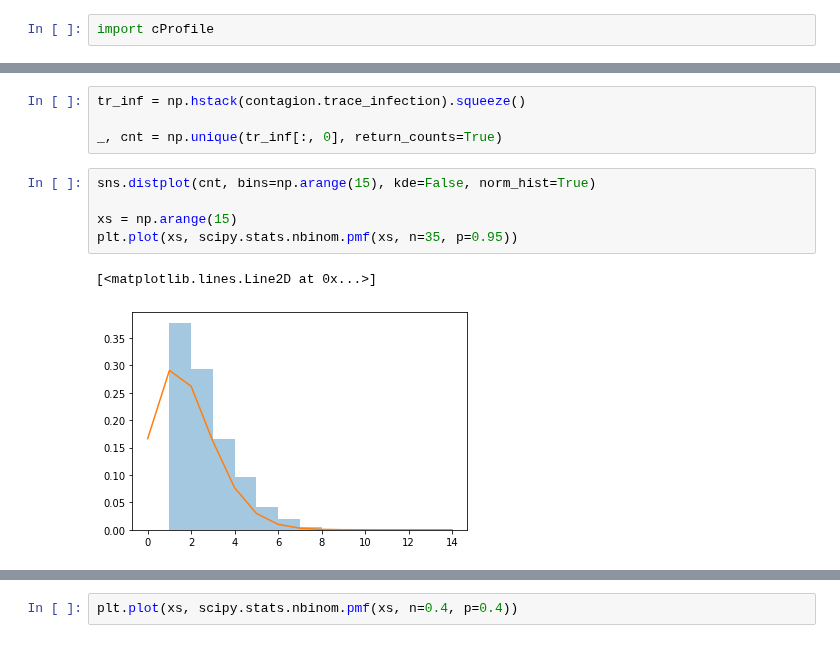
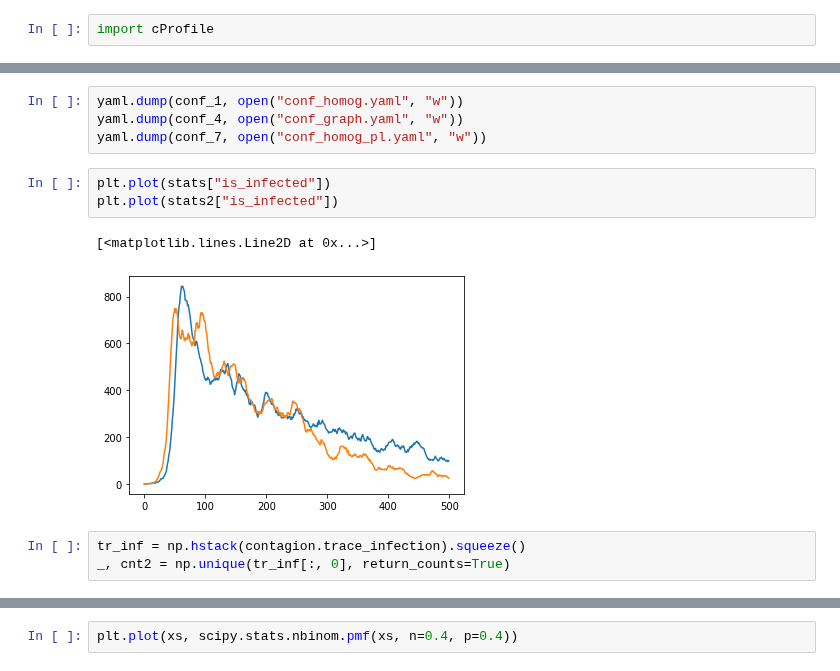
Before and after one commit to chrhck/contagion, a Jupyter notebook: examples/social_graph_for_cpp_params.ipynb, the cells around one changed output, grey strips where cells are left out. Cells and saved outputs as stored; diff of their text form.

```diff
--- a/examples/social_graph_for_cpp_params.ipynb
+++ b/examples/social_graph_for_cpp_params.ipynb
@@ -441,12 +485,13 @@ stats = pd.DataFrame(contagion.statistics)
+# %%
+yaml.dump(conf_1, open("conf_homog.yaml", "w"))
+yaml.dump(conf_4, open("conf_graph.yaml", "w"))
+yaml.dump(conf_7, open("conf_homog_pl.yaml", "w"))
+# %%
+plt.plot(stats["is_infected"])
+plt.plot(stats2["is_infected"])
+# %% [output]
+[<matplotlib.lines.Line2D at 0x...>]
+[figure, added]
 # %%
 tr_inf = np.hstack(contagion.trace_infection).squeeze()
-
-_, cnt = np.unique(tr_inf[:, 0], return_counts=True)
+_, cnt2 = np.unique(tr_inf[:, 0], return_counts=True)
-# %%
-sns.distplot(cnt, bins=np.arange(15), kde=False, norm_hist=True)
-
-xs = np.arange(15)
-plt.plot(xs, scipy.stats.nbinom.pmf(xs, n=35, p=0.95))
-# %% [output]
-[<matplotlib.lines.Line2D at 0x...>]
-[figure, removed]
```
Also changed, not shown: parts of 36 cells of this notebook, 13 other files.
